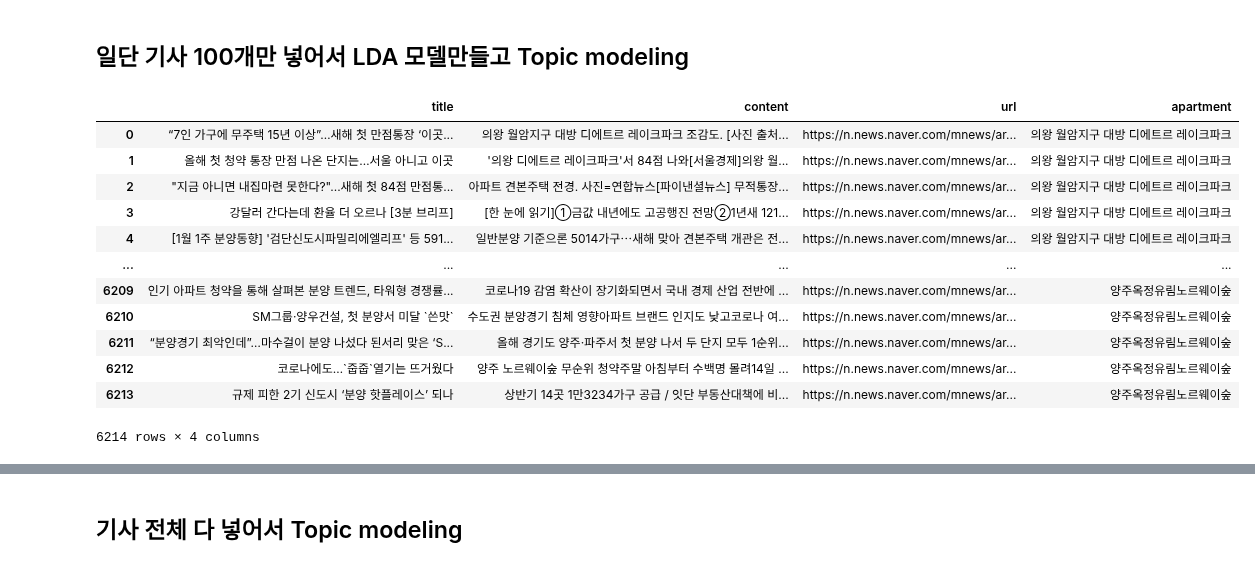
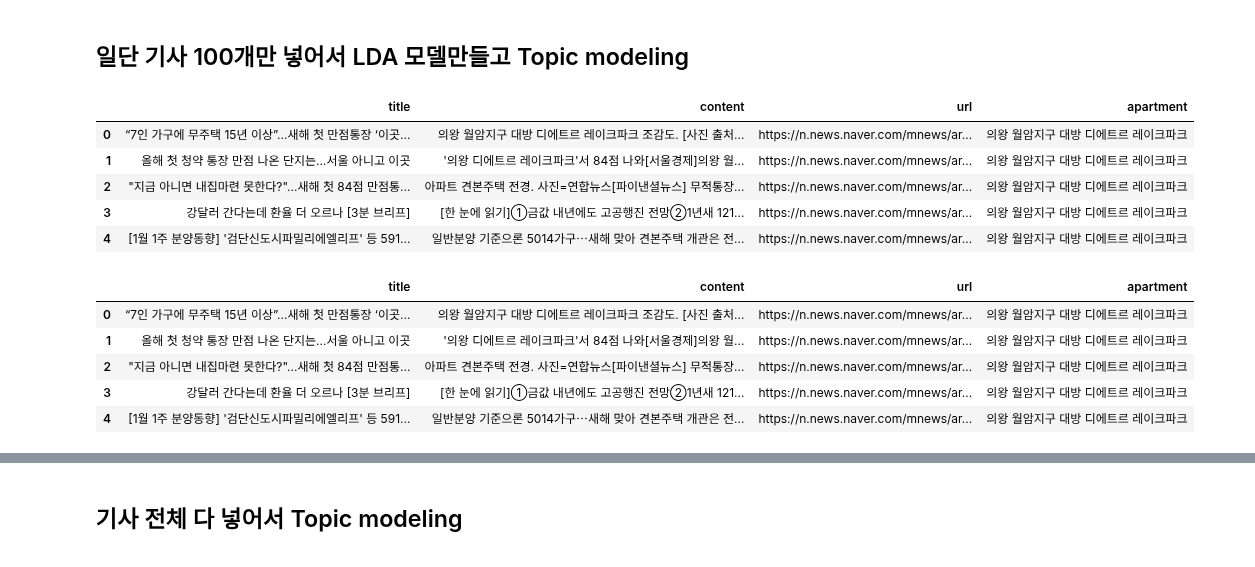
Before and after one commit to choikwangil95/HKToss-MLOps-Proejct, a Jupyter notebook: src/datasets/[JA] topic modeling_2.ipynb, the cells around one changed output, grey strips where cells are left out. Saved outputs shown, nothing was run; the diff lists cells and outputs as text; code cells hidden in the pictures.

```diff
--- a/src/datasets/[JA] topic modeling_2.ipynb
+++ b/src/datasets/[JA] topic modeling_2.ipynb
@@ -5,22 +5,23 @@ from sklearn.decomposition import LatentDirichletAllocation
 ## 일단 기사 100개만 넣어서 LDA 모델만들고 Topic modeling
 # %%
 import pandas as pd
-file_path = '수도권_아파트_청약_뉴스_크롤링.csv'
+file_path = '/Users/JooAnLee/mid_project/src/datasets/수도권_아파트_청약_뉴스_크롤링.csv'
 df = pd.read_csv(file_path)
-df
+df.head()
 # %% [output]
 |  | title | content | url | apartment |
 | 0 | “7인 가구에 무주택 15년 이상”…새해 첫 만점통장 ‘이곳... | 의왕 월암지구 대방 디에트르 레이크파크 조감도. [사진 출처... | https://n.news.naver.com/mnews/ar... | 의왕 월암지구 대방 디에트르 레이크파크 |
 | 1 | 올해 첫 청약 통장 만점 나온 단지는…서울 아니고 이곳 | '의왕 디에트르 레이크파크'서 84점 나와[서울경제]의왕 월... | https://n.news.naver.com/mnews/ar... | 의왕 월암지구 대방 디에트르 레이크파크 |
 | 2 | "지금 아니면 내집마련 못한다?"...새해 첫 84점 만점통... | 아파트 견본주택 전경. 사진=연합뉴스[파이낸셜뉴스] 무적통장... | https://n.news.naver.com/mnews/ar... | 의왕 월암지구 대방 디에트르 레이크파크 |
 | 3 | 강달러 간다는데 환율 더 오르나 [3분 브리프] | [한 눈에 읽기]①금값 내년에도 고공행진 전망②1년새 121... | https://n.news.naver.com/mnews/ar... | 의왕 월암지구 대방 디에트르 레이크파크 |
 | 4 | [1월 1주 분양동향] '검단신도시파밀리에엘리프' 등 591... | 일반분양 기준으론 5014가구⋯새해 맞아 견본주택 개관은 전... | https://n.news.naver.com/mnews/ar... | 의왕 월암지구 대방 디에트르 레이크파크 |
-| ... | ... | ... | ... | ... |
-| 6209 | 인기 아파트 청약을 통해 살펴본 분양 트렌드, 타워형 경쟁률... | 코로나19 감염 확산이 장기화되면서 국내 경제 산업 전반에 ... | https://n.news.naver.com/mnews/ar... | 양주옥정유림노르웨이숲 |
-| 6210 | SM그룹·양우건설, 첫 분양서 미달 `쓴맛` | 수도권 분양경기 침체 영향아파트 브랜드 인지도 낮고코로나 여... | https://n.news.naver.com/mnews/ar... | 양주옥정유림노르웨이숲 |
-| 6211 | “분양경기 최악인데”…마수걸이 분양 나섰다 된서리 맞은 ‘S... | 올해 경기도 양주·파주서 첫 분양 나서 두 단지 모두 1순위... | https://n.news.naver.com/mnews/ar... | 양주옥정유림노르웨이숲 |
-| 6212 | 코로나에도…`줍줍`열기는 뜨거웠다 | 양주 노르웨이숲 무순위 청약주말 아침부터 수백명 몰려14일 ... | https://n.news.naver.com/mnews/ar... | 양주옥정유림노르웨이숲 |
-| 6213 | 규제 피한 2기 신도시 ‘분양 핫플레이스’ 되나 | 상반기 14곳 1만3234가구 공급 / 잇단 부동산대책에 비... | https://n.news.naver.com/mnews/ar... | 양주옥정유림노르웨이숲 |
-6214 rows × 4 columns
 # %%
-train_df = df
+train_df = df.iloc[:100]
+train_df.head()
+# %% [output]
+|  | title | content | url | apartment |
+| 0 | “7인 가구에 무주택 15년 이상”…새해 첫 만점통장 ‘이곳... | 의왕 월암지구 대방 디에트르 레이크파크 조감도. [사진 출처... | https://n.news.naver.com/mnews/ar... | 의왕 월암지구 대방 디에트르 레이크파크 |
+| 1 | 올해 첫 청약 통장 만점 나온 단지는…서울 아니고 이곳 | '의왕 디에트르 레이크파크'서 84점 나와[서울경제]의왕 월... | https://n.news.naver.com/mnews/ar... | 의왕 월암지구 대방 디에트르 레이크파크 |
+| 2 | "지금 아니면 내집마련 못한다?"...새해 첫 84점 만점통... | 아파트 견본주택 전경. 사진=연합뉴스[파이낸셜뉴스] 무적통장... | https://n.news.naver.com/mnews/ar... | 의왕 월암지구 대방 디에트르 레이크파크 |
+| 3 | 강달러 간다는데 환율 더 오르나 [3분 브리프] | [한 눈에 읽기]①금값 내년에도 고공행진 전망②1년새 121... | https://n.news.naver.com/mnews/ar... | 의왕 월암지구 대방 디에트르 레이크파크 |
+| 4 | [1월 1주 분양동향] '검단신도시파밀리에엘리프' 등 591... | 일반분양 기준으론 5014가구⋯새해 맞아 견본주택 개관은 전... | https://n.news.naver.com/mnews/ar... | 의왕 월암지구 대방 디에트르 레이크파크 |
```
Also changed, not shown: parts of 12 cells of this notebook, 2 other files.
